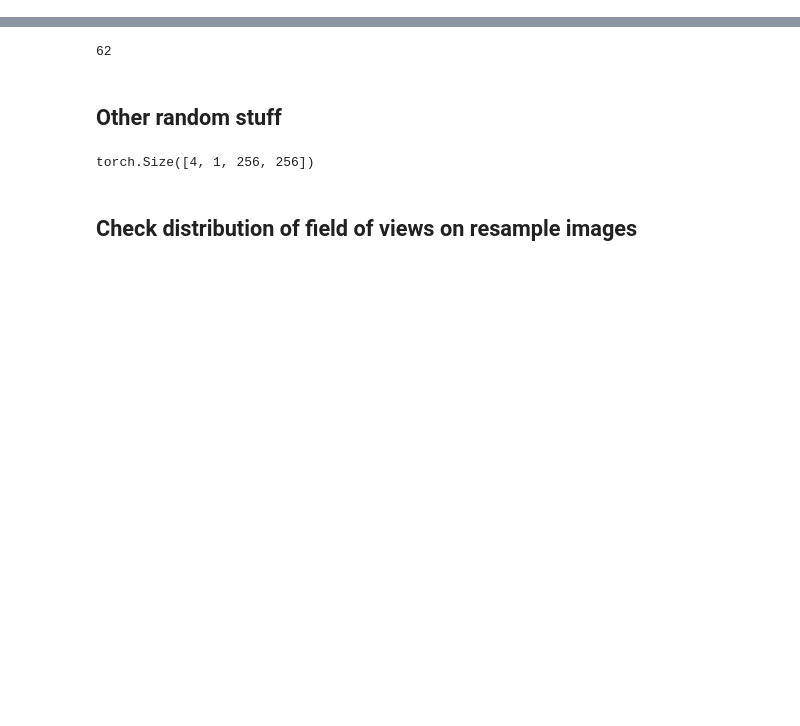
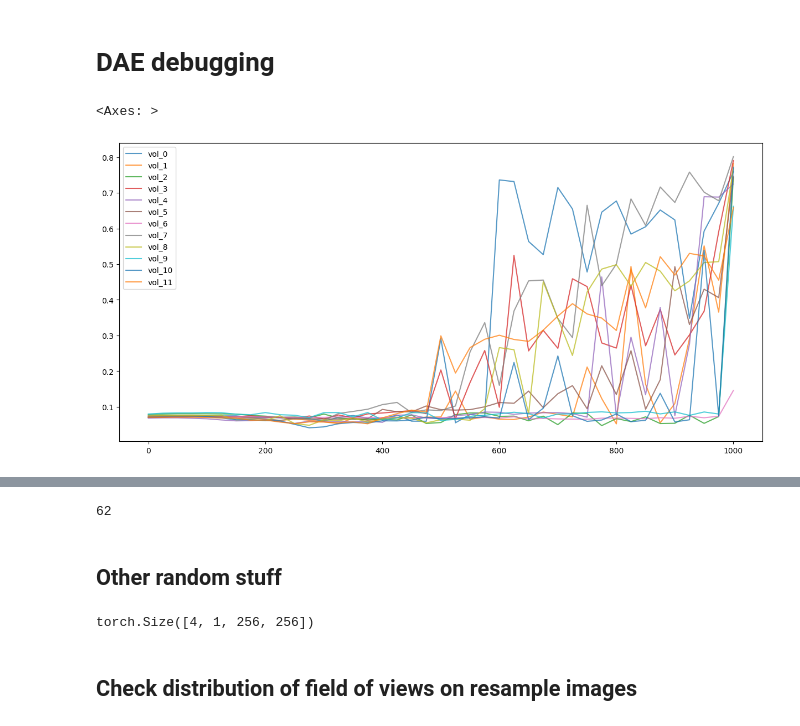
Before and after one commit to JdbermeoUZH/MastersThesisUIASegmentation, a Jupyter notebook: notebooks/random_stuff.ipynb, the cells around one changed output, grey strips where cells are left out. Cells and saved outputs as stored; diff of their text form; code cells hidden in the pictures; blank space fills up the shorter version.

```diff
--- a/notebooks/random_stuff.ipynb
+++ b/notebooks/random_stuff.ipynb
@@ -0,0 +1,14 @@
+# %% [markdown]
+# DAE debugging
+# %%
+import pandas as pd
+import matplotlib.pyplot as plt
+
+df = pd.read_csv('/scratch_net/biwidl319/jbermeo/logs/brain/tta/debugging/dae_only/3_08/lr_1em3_grad_acc_1x1_conv_norm_dae_and_ddpm_script_juan_testset_v2/dice_scores_hcp_t2_per_step_start_vol_0_stop_vol_20.csv',
+                 index_col=0)
+# %%
+# Make a line plot of all columns of figsize 15, 7
+df.plot(kind='line', figsize=(15, 7), alpha=0.75)
+# %% [output]
+<Axes: >
+[figure, added]
```
Also changed, not shown: parts of 2 cells of this notebook, 11 other files.
